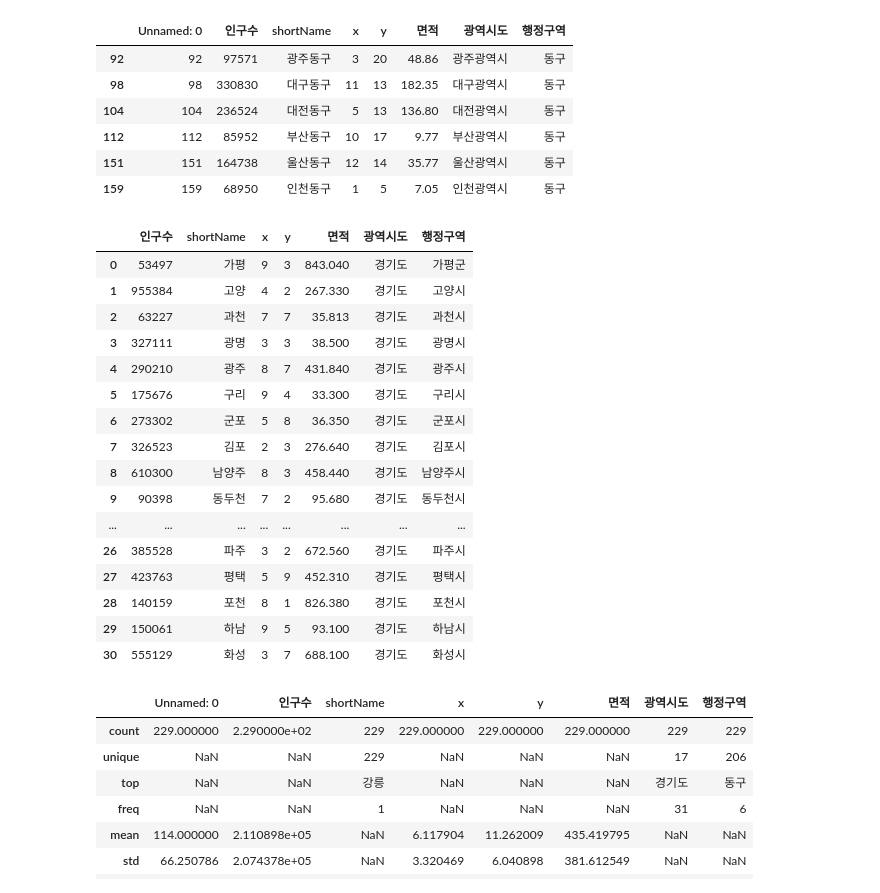
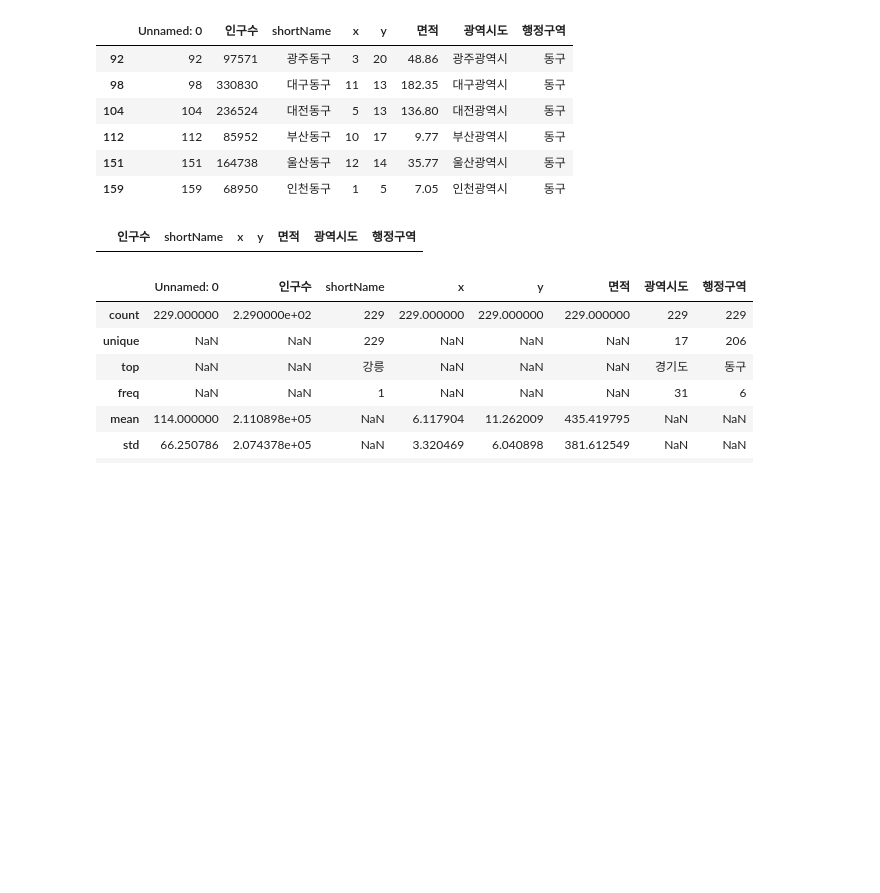
Before and after one commit to kbs0621/Python_WebScraping_Analysis, a Jupyter notebook: 03-1.행정구역정보_분석과시각화.ipynb, the cells around one changed output. Cells and saved outputs as stored; diff of their text form; code cells hidden in the pictures; blank space fills up the shorter version.

```diff
--- a/03-1.행정구역정보_분석과시각화.ipynb
+++ b/03-1.행정구역정보_분석과시각화.ipynb
@@ -185,26 +185,10 @@ data_loc
 | 159 | 159 | 68950 | 인천동구 | 1 | 5 | 7.05 | 인천광역시 | 동구 |
 # %%
 # '광역시도' == '경기도' loc[row, column]
-data['광역시도'] == '경기도'
+#data['광역시도'] == '경기도'
 
 data_loc1 = data.loc[data['광역시도'] == '경기도', '인구수':'행정구역'].reset_index(drop=True)
 
 data_loc1
 # %% [output]
 |  | 인구수 | shortName | x | y | 면적 | 광역시도 | 행정구역 |
-| 0 | 53497 | 가평 | 9 | 3 | 843.040 | 경기도 | 가평군 |
-| 1 | 955384 | 고양 | 4 | 2 | 267.330 | 경기도 | 고양시 |
-| 2 | 63227 | 과천 | 7 | 7 | 35.813 | 경기도 | 과천시 |
-| 3 | 327111 | 광명 | 3 | 3 | 38.500 | 경기도 | 광명시 |
-| 4 | 290210 | 광주 | 8 | 7 | 431.840 | 경기도 | 광주시 |
-| 5 | 175676 | 구리 | 9 | 4 | 33.300 | 경기도 | 구리시 |
-| 6 | 273302 | 군포 | 5 | 8 | 36.350 | 경기도 | 군포시 |
-| 7 | 326523 | 김포 | 2 | 3 | 276.640 | 경기도 | 김포시 |
-| 8 | 610300 | 남양주 | 8 | 3 | 458.440 | 경기도 | 남양주시 |
-| 9 | 90398 | 동두천 | 7 | 2 | 95.680 | 경기도 | 동두천시 |
-| ... | ... | ... | ... | ... | ... | ... | ... |
-| 26 | 385528 | 파주 | 3 | 2 | 672.560 | 경기도 | 파주시 |
-| 27 | 423763 | 평택 | 5 | 9 | 452.310 | 경기도 | 평택시 |
-| 28 | 140159 | 포천 | 8 | 1 | 826.380 | 경기도 | 포천시 |
-| 29 | 150061 | 하남 | 9 | 5 | 93.100 | 경기도 | 하남시 |
-| 30 | 555129 | 화성 | 3 | 7 | 688.100 | 경기도 | 화성시 |
```
Also changed, not shown: parts of 13 cells of this notebook.
